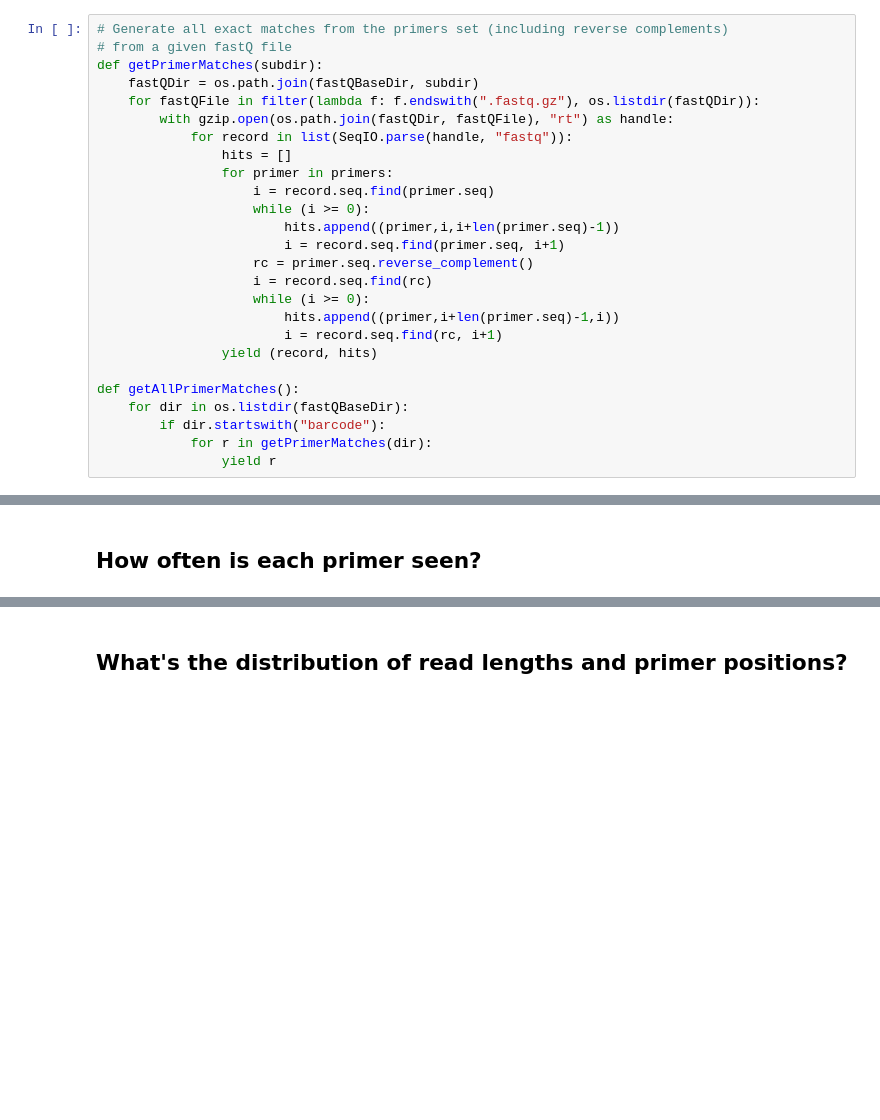
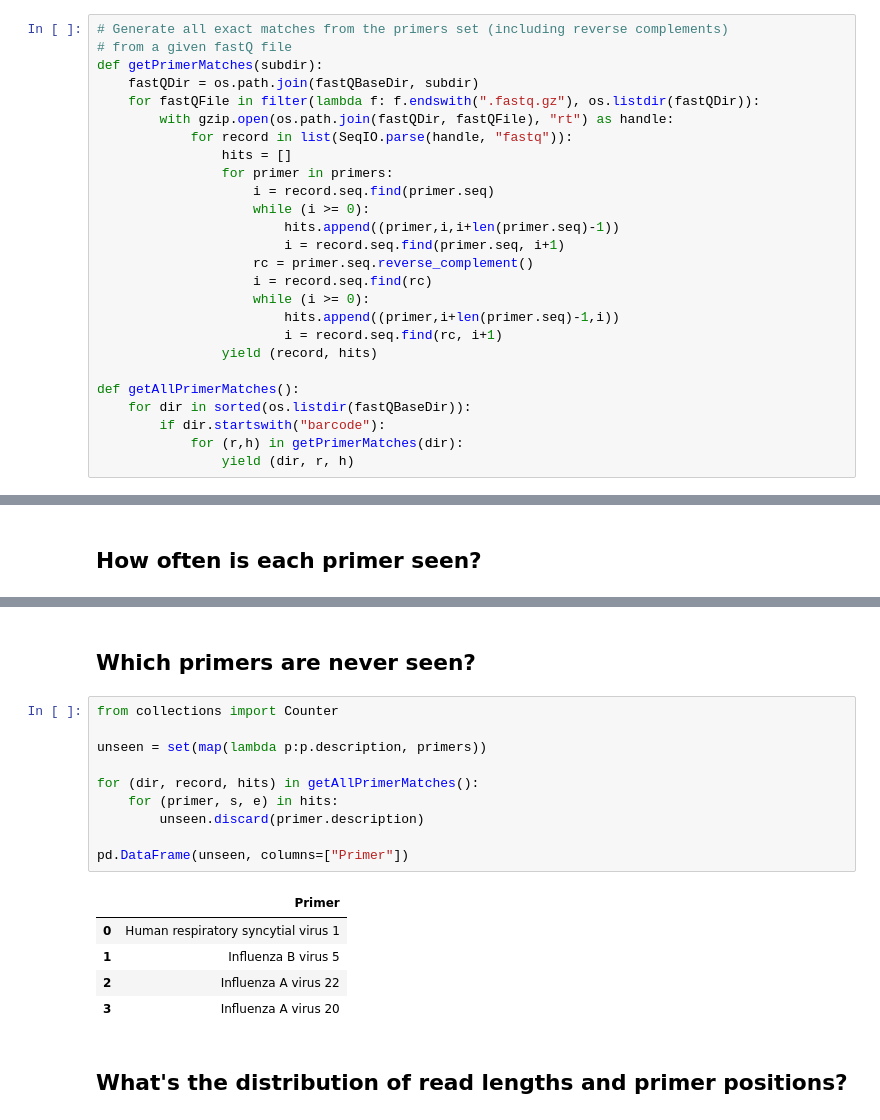
Before and after one commit to RByers/RespiCov-analyze, a Jupyter notebook: AnalyzeRespiCov.ipynb, the cells around one changed output, grey strips where cells are left out. Saved outputs shown, nothing was run; the diff lists cells and outputs as text; blank space fills up the shorter version.

```diff
--- a/AnalyzeRespiCov.ipynb
+++ b/AnalyzeRespiCov.ipynb
@@ -44,10 +44,10 @@ def getPrimerMatches(subdir):
                 yield (record, hits)
 
 def getAllPrimerMatches():
-    for dir in os.listdir(fastQBaseDir):
+    for dir in sorted(os.listdir(fastQBaseDir)):
         if dir.startswith("barcode"):
-            for r in getPrimerMatches(dir):
-                yield r
+            for (r,h) in getPrimerMatches(dir):
+                yield (dir, r, h)
 # %% [markdown]
 ## How many primers are found in each read?
 # %%
@@ -123,3 +118,21 @@ table
+# %% [markdown]
+## Which primers are never seen?
+# %%
+from collections import Counter
+
+unseen = set(map(lambda p:p.description, primers))
+
+for (dir, record, hits) in getAllPrimerMatches():
+    for (primer, s, e) in hits:
+        unseen.discard(primer.description)
+
+pd.DataFrame(unseen, columns=["Primer"])
+# %% [output]
+|  | Primer |
+| 0 | Human respiratory syncytial virus 1 |
+| 1 | Influenza B virus 5 |
+| 2 | Influenza A virus 22 |
+| 3 | Influenza A virus 20 |
 # %% [markdown]
 ## What's the distribution of read lengths and primer positions?
 # %%
```
Also changed, not shown: parts of 3 cells of this notebook.
